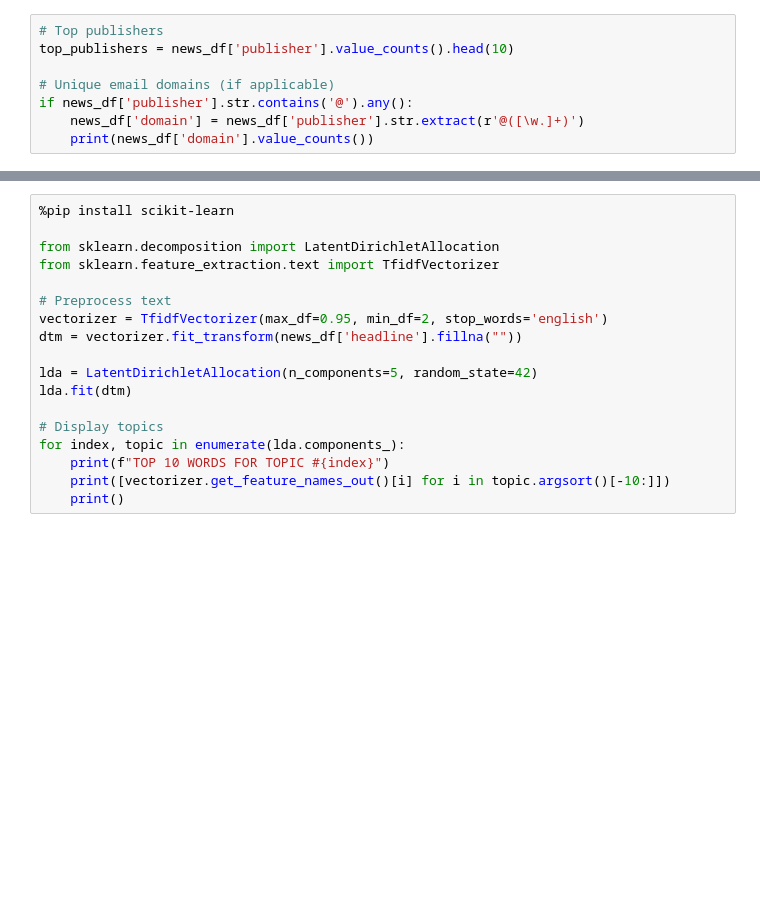
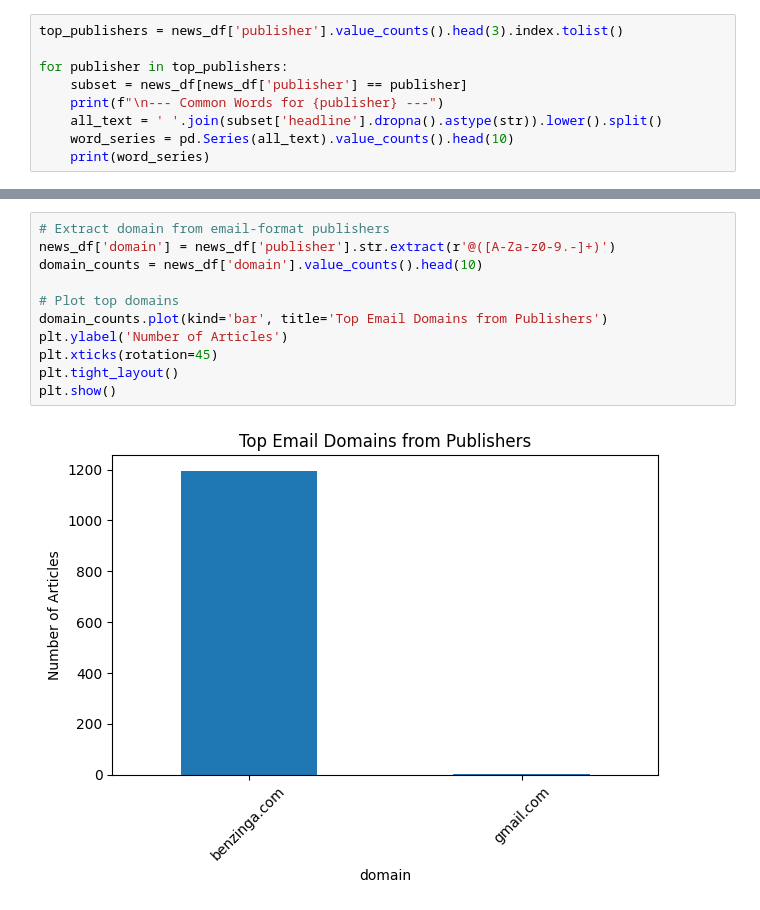
Before and after one commit to yeab-B/solar-challenge-week1, a Jupyter notebook: notebooks/eda_analysis.ipynb, the cells around one changed output, grey strips where cells are left out. Saved outputs shown, nothing was run; the diff lists cells and outputs as text; blank space fills up the shorter version.

```diff
--- a/notebooks/eda_analysis.ipynb
+++ b/notebooks/eda_analysis.ipynb
@@ -27,8 +105,9 @@ news_df.set_index('date')['headline'].resample('D').count().plot(figsize=(12,5),
 # %%
-# Top publishers
-top_publishers = news_df['publisher'].value_counts().head(10)
+top_publishers = news_df['publisher'].value_counts().head(3).index.tolist()
 
-# Unique email domains (if applicable)
-if news_df['publisher'].str.contains('@').any():
-    news_df['domain'] = news_df['publisher'].str.extract(r'@([\w.]+)')
-    print(news_df['domain'].value_counts())
+for publisher in top_publishers:
+    subset = news_df[news_df['publisher'] == publisher]
+    print(f"\n--- Common Words for {publisher} ---")
+    all_text = ' '.join(subset['headline'].dropna().astype(str)).lower().split()
+    word_series = pd.Series(all_text).value_counts().head(10)
+    print(word_series)
@@ -35,18 +132,13 @@ if news_df['publisher'].str.contains('@').any():
 # %%
-%pip install scikit-learn
+# Extract domain from email-format publishers
+news_df['domain'] = news_df['publisher'].str.extract(r'@([A-Za-z0-9.-]+)')
+domain_counts = news_df['domain'].value_counts().head(10)
 
-from sklearn.decomposition import LatentDirichletAllocation
-from sklearn.feature_extraction.text import TfidfVectorizer
-
-# Preprocess text
-vectorizer = TfidfVectorizer(max_df=0.95, min_df=2, stop_words='english')
-dtm = vectorizer.fit_transform(news_df['headline'].fillna(""))
-
-lda = LatentDirichletAllocation(n_components=5, random_state=42)
-lda.fit(dtm)
-
-# Display topics
-for index, topic in enumerate(lda.components_):
-    print(f"TOP 10 WORDS FOR TOPIC #{index}")
-    print([vectorizer.get_feature_names_out()[i] for i in topic.argsort()[-10:]])
-    print()
+# Plot top domains
+domain_counts.plot(kind='bar', title='Top Email Domains from Publishers')
+plt.ylabel('Number of Articles')
+plt.xticks(rotation=45)
+plt.tight_layout()
+plt.show()
+# %% [output]
+[figure, added]
```
Also changed, not shown: parts of 7 cells of this notebook.
